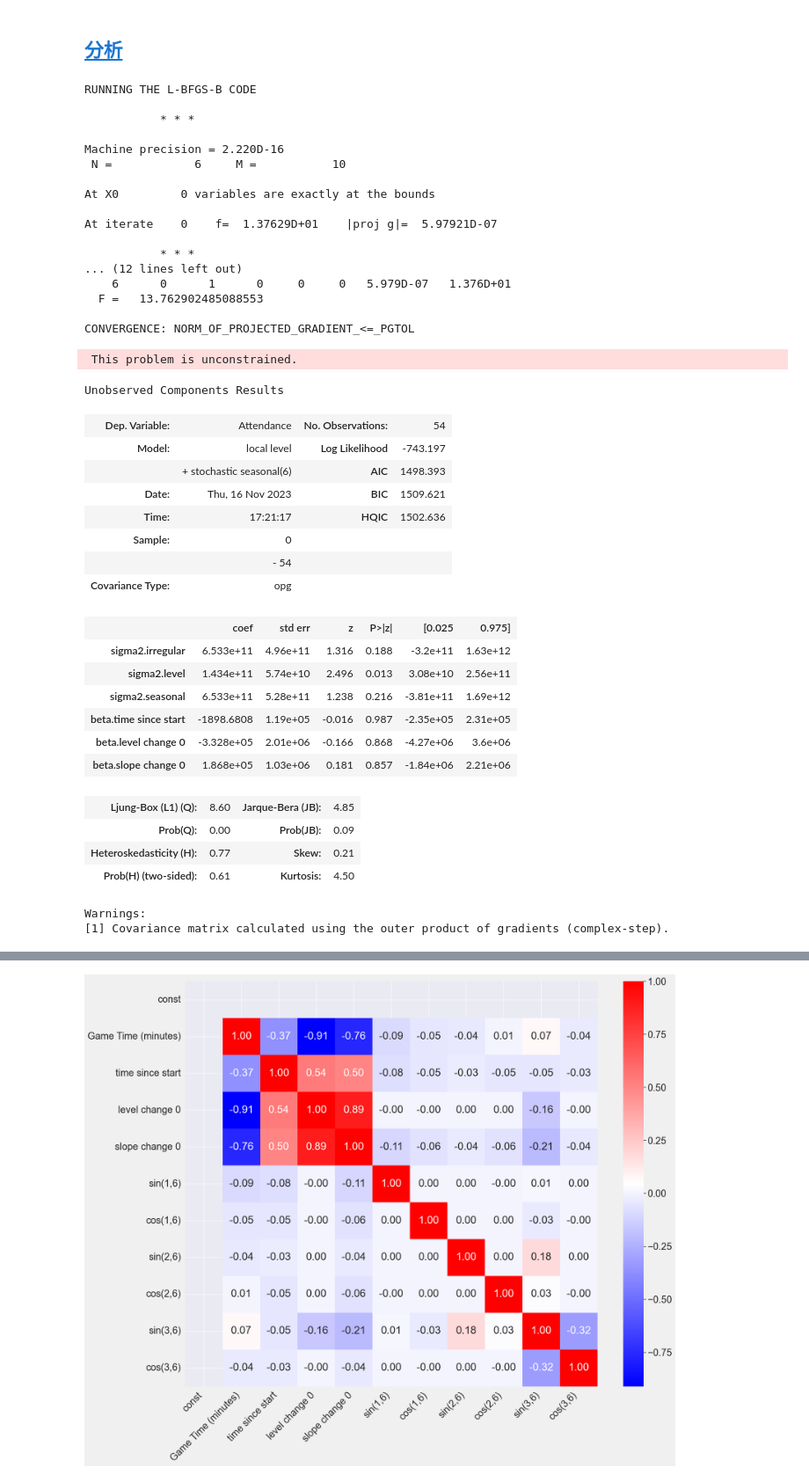
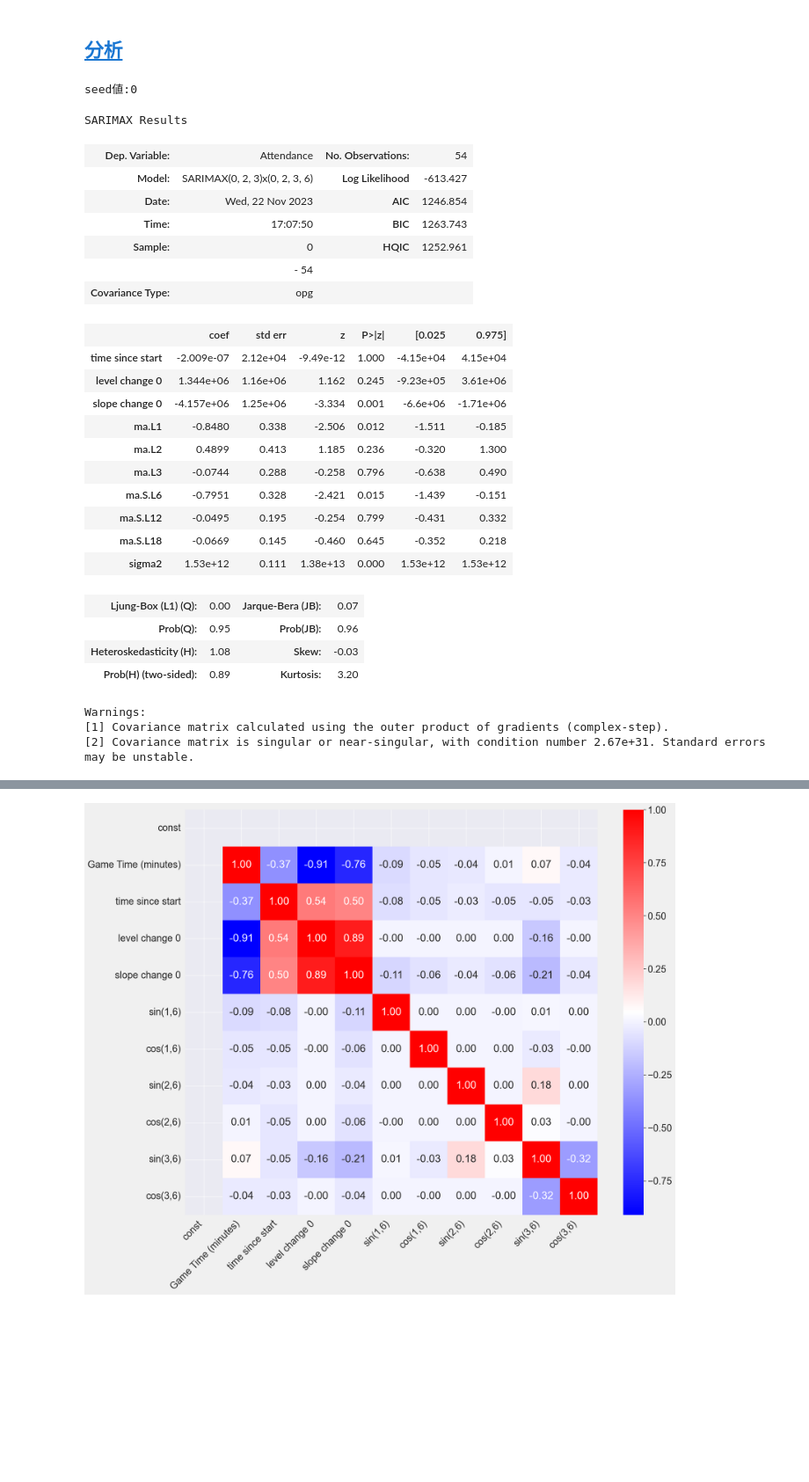
Before and after one commit to mohki7/graduation_thesis, a Jupyter notebook: InterruptedTimeSeries_.ipynb, the cells around one changed output, grey strips where cells are left out. Shown at 88% size. Drawn from its saved outputs; the diff is of its cells as text; code cells hidden in the pictures; blank space fills up the shorter version.

```diff
--- a/InterruptedTimeSeries_.ipynb
+++ b/InterruptedTimeSeries_.ipynb
@@ -72,7 +72,7 @@ covid_new_cases_df
 | 65 | 2023-09-01 | 0 |
 66 rows × 2 columns
 # %%
-att_remove_covid_addup = Att_Analysis(is_remove_covid=True, is_addup=True)
+att_remove_covid_addup = Att_Analysis(is_remove_covid=True, is_addup=True, how_completion_outlier='with_predict')
 df_att_remove_covid_addup = att_remove_covid_addup.get_monthly_all_df()
 # df_att_remove_covid_addup = att_remove_covid_addup.merge_new_df(game_df)
 # df_att_remove_covid_addup = att_remove_covid_addup.merge_new_df(covid_new_cases_df)
@@ -80,47 +99,34 @@ df_att_remove_covid_addup = att_remove_covid_addup.get_monthly_all_df()
 # %% [markdown]
 ## <a id='toc1_2_'></a>[分析](#toc0_)
 # %%
-its_periodical_OLS = MITS(df_att_remove_covid_addup, interventions=['2023-04'], method='State Space Model')
+its_periodical_OLS = MITS(df_att_remove_covid_addup, interventions=['2023-04'], method='SARIMAX', optim_params_sarimax=True)
 its_periodical_OLS.show_summary()
 # %% [output]
-RUNNING THE L-BFGS-B CODE
-
-           * * *
-
-Machine precision = 2.220D-16
- N =            6     M =           10
-
-At X0         0 variables are exactly at the bounds
-
-At iterate    0    f=  1.37629D+01    |proj g|=  5.97921D-07
-
-           * * *
-... (12 lines left out)
-    6      0      1      0     0     0   5.979D-07   1.376D+01
-  F =   13.762902485088553
-
-CONVERGENCE: NORM_OF_PROJECTED_GRADIENT_<=_PGTOL
+seed値:0
- This problem is unconstrained.
+SARIMAX Results
-Unobserved Components Results
 | Dep. Variable: | Attendance | No. Observations: | 54 |
-| Model: | local level | Log Likelihood | -743.197 |
-|  | + stochastic seasonal(6) | AIC | 1498.393 |
-| Date: | Thu, 16 Nov 2023 | BIC | 1509.621 |
-| Time: | 17:21:17 | HQIC | 1502.636 |
-| Sample: | 0 |  |  |
+| Model: | SARIMAX(0, 2, 3)x(0, 2, 3, 6) | Log Likelihood | -613.427 |
+| Date: | Wed, 22 Nov 2023 | AIC | 1246.854 |
+| Time: | 17:07:50 | BIC | 1263.743 |
+| Sample: | 0 | HQIC | 1252.961 |
 |  | - 54 |  |  |
 | Covariance Type: | opg |  |  |
 |  | coef | std err | z | P>|z| | [0.025 | 0.975] |
-| sigma2.irregular | 6.533e+11 | 4.96e+11 | 1.316 | 0.188 | -3.2e+11 | 1.63e+12 |
-| sigma2.level | 1.434e+11 | 5.74e+10 | 2.496 | 0.013 | 3.08e+10 | 2.56e+11 |
-| sigma2.seasonal | 6.533e+11 | 5.28e+11 | 1.238 | 0.216 | -3.81e+11 | 1.69e+12 |
-| beta.time since start | -1898.6808 | 1.19e+05 | -0.016 | 0.987 | -2.35e+05 | 2.31e+05 |
-| beta.level change 0 | -3.328e+05 | 2.01e+06 | -0.166 | 0.868 | -4.27e+06 | 3.6e+06 |
-| beta.slope change 0 | 1.868e+05 | 1.03e+06 | 0.181 | 0.857 | -1.84e+06 | 2.21e+06 |
+| time since start | -2.009e-07 | 2.12e+04 | -9.49e-12 | 1.000 | -4.15e+04 | 4.15e+04 |
+| level change 0 | 1.344e+06 | 1.16e+06 | 1.162 | 0.245 | -9.23e+05 | 3.61e+06 |
+| slope change 0 | -4.157e+06 | 1.25e+06 | -3.334 | 0.001 | -6.6e+06 | -1.71e+06 |
+| ma.L1 | -0.8480 | 0.338 | -2.506 | 0.012 | -1.511 | -0.185 |
+| ma.L2 | 0.4899 | 0.413 | 1.185 | 0.236 | -0.320 | 1.300 |
+| ma.L3 | -0.0744 | 0.288 | -0.258 | 0.796 | -0.638 | 0.490 |
+| ma.S.L6 | -0.7951 | 0.328 | -2.421 | 0.015 | -1.439 | -0.151 |
+| ma.S.L12 | -0.0495 | 0.195 | -0.254 | 0.799 | -0.431 | 0.332 |
+| ma.S.L18 | -0.0669 | 0.145 | -0.460 | 0.645 | -0.352 | 0.218 |
+| sigma2 | 1.53e+12 | 0.111 | 1.38e+13 | 0.000 | 1.53e+12 | 1.53e+12 |
-| Ljung-Box (L1) (Q): | 8.60 | Jarque-Bera (JB): | 4.85 |
-| Prob(Q): | 0.00 | Prob(JB): | 0.09 |
-| Heteroskedasticity (H): | 0.77 | Skew: | 0.21 |
-| Prob(H) (two-sided): | 0.61 | Kurtosis: | 4.50 |
+| Ljung-Box (L1) (Q): | 0.00 | Jarque-Bera (JB): | 0.07 |
+| Prob(Q): | 0.95 | Prob(JB): | 0.96 |
+| Heteroskedasticity (H): | 1.08 | Skew: | -0.03 |
+| Prob(H) (two-sided): | 0.89 | Kurtosis: | 3.20 |
-Warnings:
-[1] Covariance matrix calculated using the outer product of gradients (complex-step).
+Warnings:
+[1] Covariance matrix calculated using the outer product of gradients (complex-step).
+[2] Covariance matrix is singular or near-singular, with condition number 2.67e+31. Standard errors may be unstable.
 # %%
```
Also changed, not shown: parts of 2 cells of this notebook, 3 other files.
